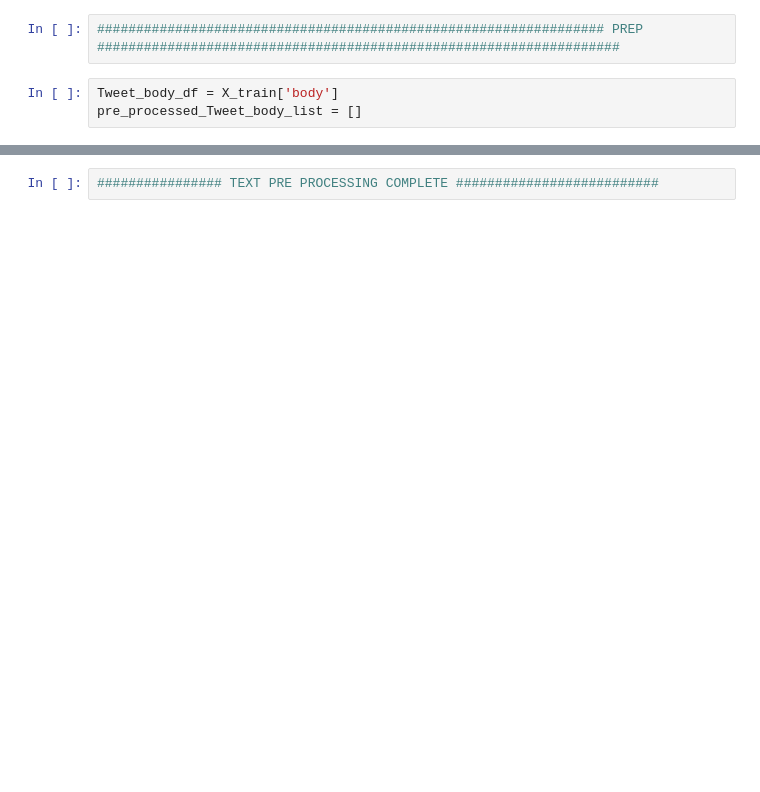
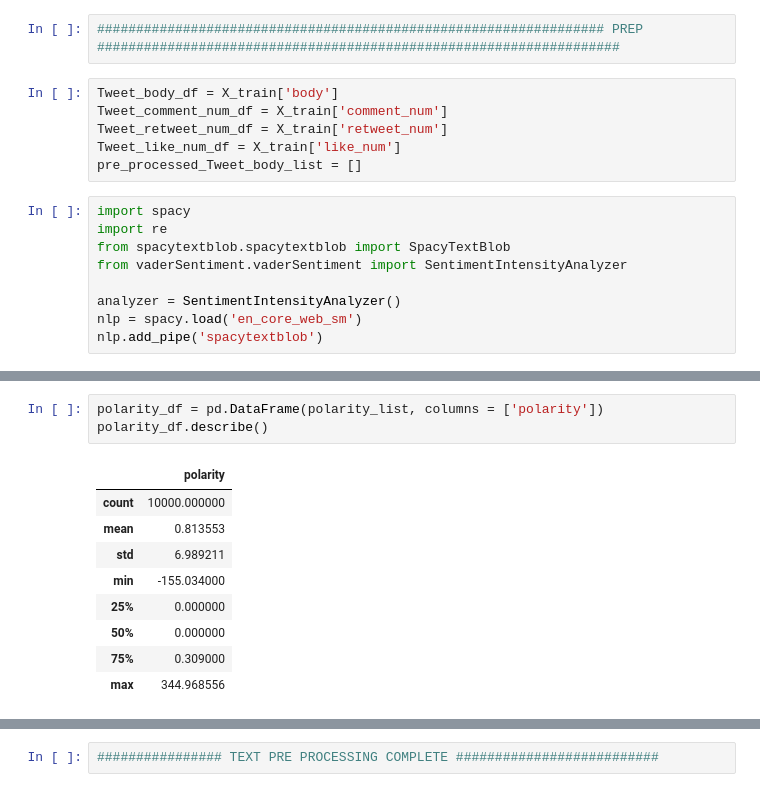
Before and after one commit to jasmeeetSingh/StockMovementPredictionBasedOnTweets, a Jupyter notebook: Data Exploration.ipynb, the cells around one changed output, grey strips where cells are left out. Saved outputs shown, nothing was run; the diff lists cells and outputs as text; blank space fills up the shorter version.

```diff
--- a/Data Exploration.ipynb
+++ b/Data Exploration.ipynb
@@ -154,4 +170,16 @@ KeyError: 'high_value'
 ################################################################# PREP ###################################################################
 # %%
 Tweet_body_df = X_train['body']
+Tweet_comment_num_df = X_train['comment_num']
+Tweet_retweet_num_df = X_train['retweet_num']
+Tweet_like_num_df = X_train['like_num']
 pre_processed_Tweet_body_list = []
+# %%
+import spacy
+import re
+from spacytextblob.spacytextblob import SpacyTextBlob
+from vaderSentiment.vaderSentiment import SentimentIntensityAnalyzer
+
+analyzer = SentimentIntensityAnalyzer()
+nlp = spacy.load('en_core_web_sm')
+nlp.add_pipe('spacytextblob')
@@ -157,0 +260,13 @@ pre_processed_Tweet_body_list = []
+# %%
+polarity_df = pd.DataFrame(polarity_list, columns = ['polarity'])
+polarity_df.describe()
+# %% [output]
+|  | polarity |
+| count | 10000.000000 |
+| mean | 0.813553 |
+| std | 6.989211 |
+| min | -155.034000 |
+| 25% | 0.000000 |
+| 50% | 0.000000 |
+| 75% | 0.309000 |
+| max | 344.968556 |
```
Also changed, not shown: parts of 24 cells of this notebook.
